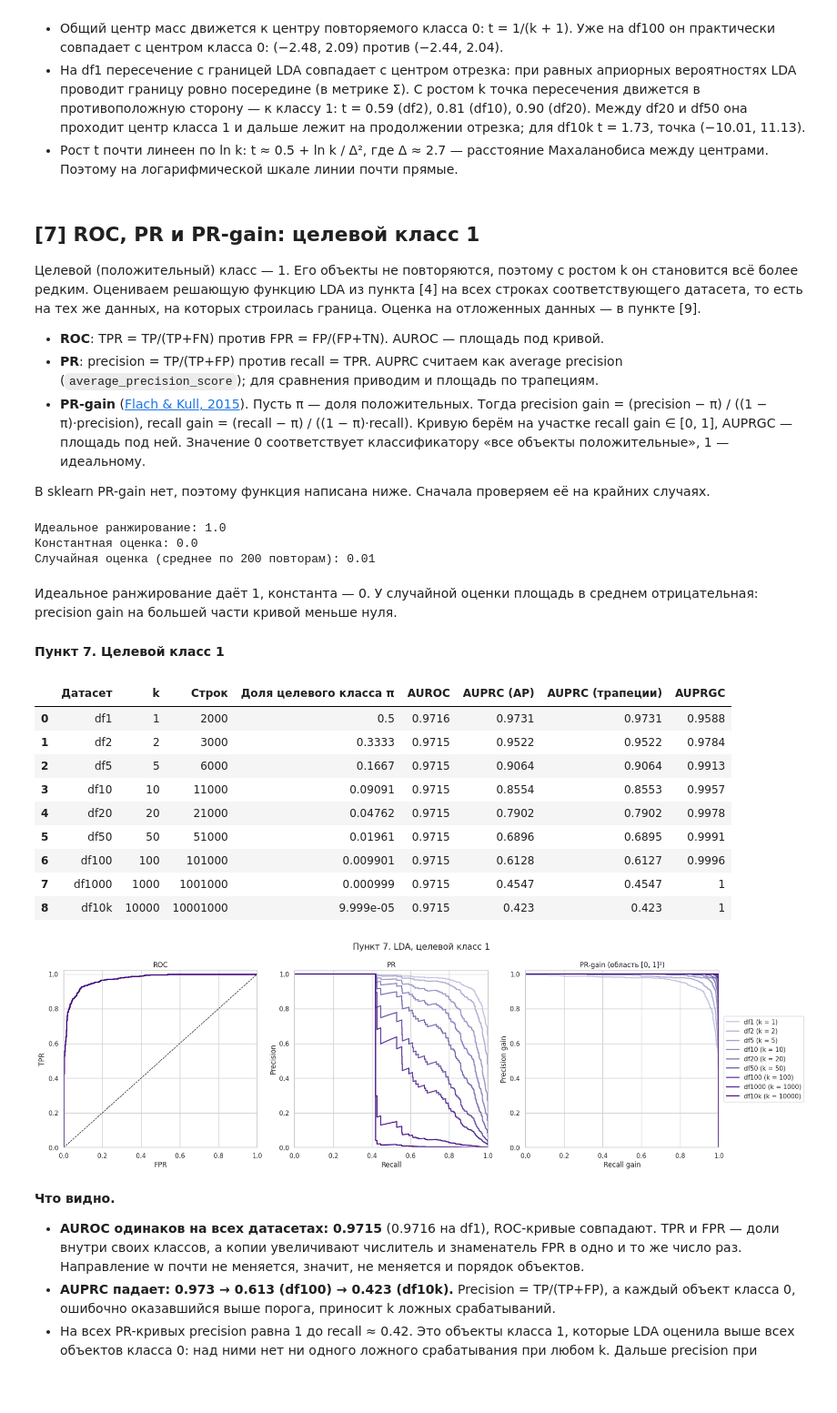
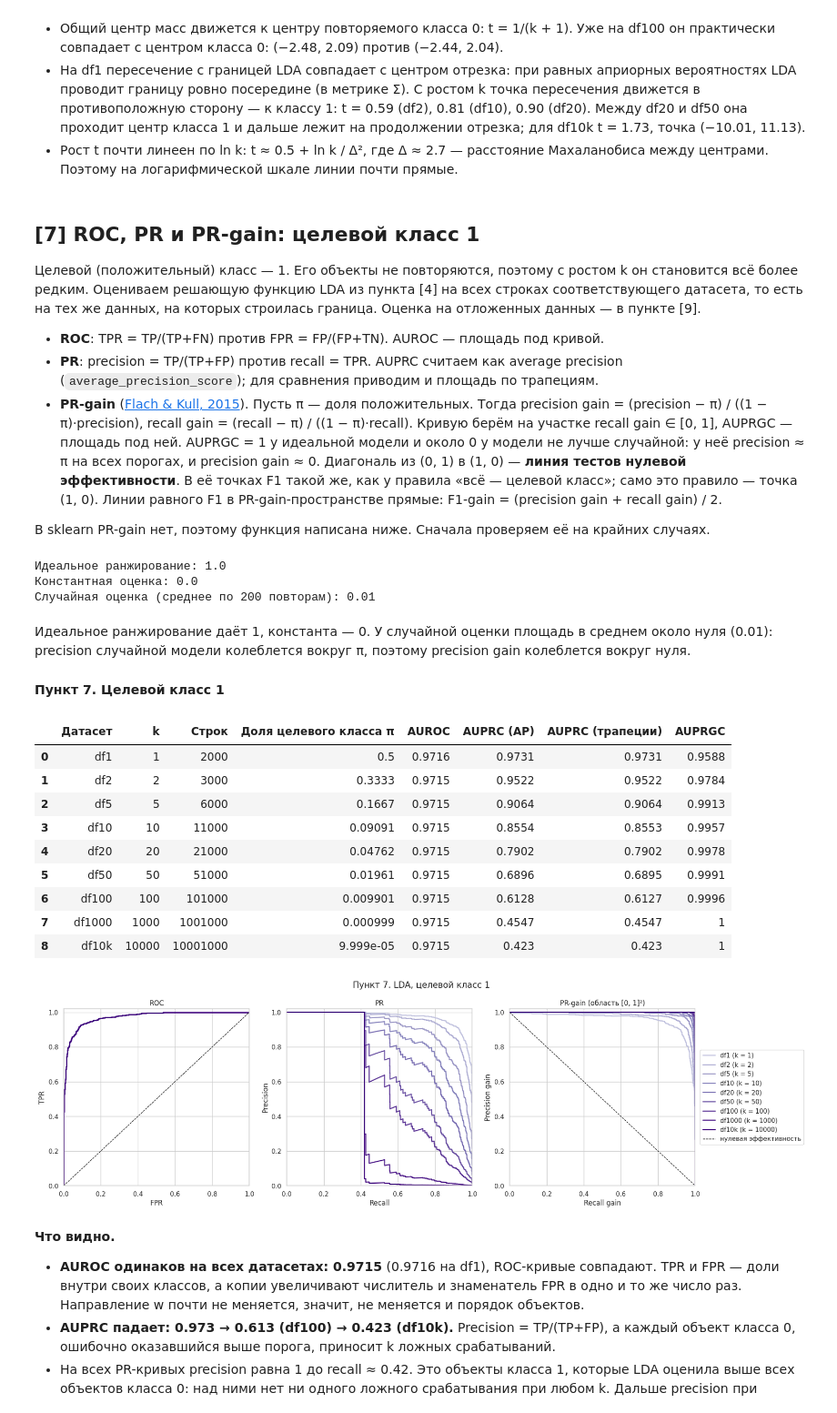
Before and after one commit to DEMest/MachineLearning, a Jupyter notebook: Task2_LDA_Colab.ipynb, the cells around one changed output. Shown at 91% size. Drawn from its saved outputs; the diff is of its cells as text; code cells hidden in the pictures; blank space fills up the shorter version.

```diff
--- a/Task2_LDA_Colab.ipynb
+++ b/Task2_LDA_Colab.ipynb
@@ -563,7 +563,8 @@ plt.show()
 - **PR**: precision = TP/(TP+FP) против recall = TPR. AUPRC считаем как average precision (`average_precision_score`); для сравнения приводим и площадь по трапециям.
 - **PR-gain** ([Flach & Kull, 2015](https://papers.nips.cc/paper/5867-precision-recall-gain-curves-pr-analysis-done-right)). Пусть π — доля положительных. Тогда
   precision gain = (precision − π) / ((1 − π)·precision), recall gain = (recall − π) / ((1 − π)·recall).
-  Кривую берём на участке recall gain ∈ [0, 1], AUPRGC — площадь под ней. Значение 0 соответствует классификатору «все объекты положительные», 1 — идеальному.
+  Кривую берём на участке recall gain ∈ [0, 1], AUPRGC — площадь под ней. AUPRGC = 1 у идеальной модели и около 0 у модели не лучше случайной: у неё precision ≈ π на всех порогах, и precision gain ≈ 0.
+  Диагональ из (0, 1) в (1, 0) — **линия тестов нулевой эффективности**. В её точках F1 такой же, как у правила «всё — целевой класс»; само это правило — точка (1, 0). Линии равного F1 в PR-gain-пространстве прямые: F1-gain = (precision gain + recall gain) / 2.
 
 В sklearn PR-gain нет, поэтому функция написана ниже. Сначала проверяем её на крайних случаях.
 # %%
@@ -600,7 +601,7 @@ print("Случайная оценка (среднее по 200 повторам
 Константная оценка: 0.0
 Случайная оценка (среднее по 200 повторам): 0.01
 # %% [markdown]
-Идеальное ранжирование даёт 1, константа — 0. У случайной оценки площадь в среднем отрицательная: precision gain на большей части кривой меньше нуля.
+Идеальное ранжирование даёт 1, константа — 0. У случайной оценки площадь в среднем около нуля (0.01): precision случайной модели колеблется вокруг π, поэтому precision gain колеблется вокруг нуля.
 # %%
 def evaluate_lda(target):
     """ROC, PR и PR-gain для решающей функции LDA на каждом датасете; target — целевой класс."""
@@ -629,35 +630,36 @@ def plot_curves(curves, target, item):
         style = dict(color=K_COLORS[name], linewidth=1.8, label=f"{name} (k = {REPEATS[name]})")
         axes[0].plot(c["fpr"], c["tpr"], **style)
         axes[1].plot(c["recall"], c["precision"], **style)
         axes[2].plot(c["recall_gain"], c["precision_gain"], **style)
-    axes[0].plot([0, 1], [0, 1], "k--", linewidth=1, label="случайный классификатор")
+    axes[0].plot([0, 1], [0, 1], "k--", linewidth=1)
+    axes[2].plot([0, 1], [1, 0], "k--", linewidth=1, label="нулевая эффективность")
     axes[0].set(xlabel="FPR", ylabel="TPR", title="ROC")
     axes[1].set(xlabel="Recall", ylabel="Precision", title="PR")
     axes[2].set(xlabel="Recall gain", ylabel="Precision gain", title="PR-gain (область [0, 1]²)")
     for ax in axes:
         ax.set(xlim=(0, 1), ylim=(0, 1.02))
     axes[2].legend(loc="center left", bbox_to_anchor=(1.01, 0.5))
     fig.suptitle(f"Пункт {item}. LDA, целевой класс {target}", fontsize=15)
     fig.tight_layout()
     plt.show()
 
 
 metrics_1, curves_1 = evaluate_lda(target=OTHER)
 show(metrics_1, "Пункт 7. Целевой класс 1")
 plot_curves(curves_1, target=OTHER, item=7)
 # %% [output]
 **Пункт 7. Целевой класс 1**
 |  | Датасет | k | Строк | Доля целевого класса π | AUROC | AUPRC (AP) | AUPRC (трапеции) | AUPRGC |
 | 0 | df1 | 1 | 2000 | 0.5 | 0.9716 | 0.9731 | 0.9731 | 0.9588 |
 | 1 | df2 | 2 | 3000 | 0.3333 | 0.9715 | 0.9522 | 0.9522 | 0.9784 |
 | 2 | df5 | 5 | 6000 | 0.1667 | 0.9715 | 0.9064 | 0.9064 | 0.9913 |
 | 3 | df10 | 10 | 11000 | 0.09091 | 0.9715 | 0.8554 | 0.8553 | 0.9957 |
 | 4 | df20 | 20 | 21000 | 0.04762 | 0.9715 | 0.7902 | 0.7902 | 0.9978 |
 | 5 | df50 | 50 | 51000 | 0.01961 | 0.9715 | 0.6896 | 0.6895 | 0.9991 |
 | 6 | df100 | 100 | 101000 | 0.009901 | 0.9715 | 0.6128 | 0.6127 | 0.9996 |
 | 7 | df1000 | 1000 | 1001000 | 0.000999 | 0.9715 | 0.4547 | 0.4547 | 1 |
 | 8 | df10k | 10000 | 10001000 | 9.999e-05 | 0.9715 | 0.423 | 0.423 | 1 |
-[figure, old version]
+[figure, new version]
 # %% [markdown]
 **Что видно.**
 
```
Also changed, not shown: parts of 3 cells of this notebook.
